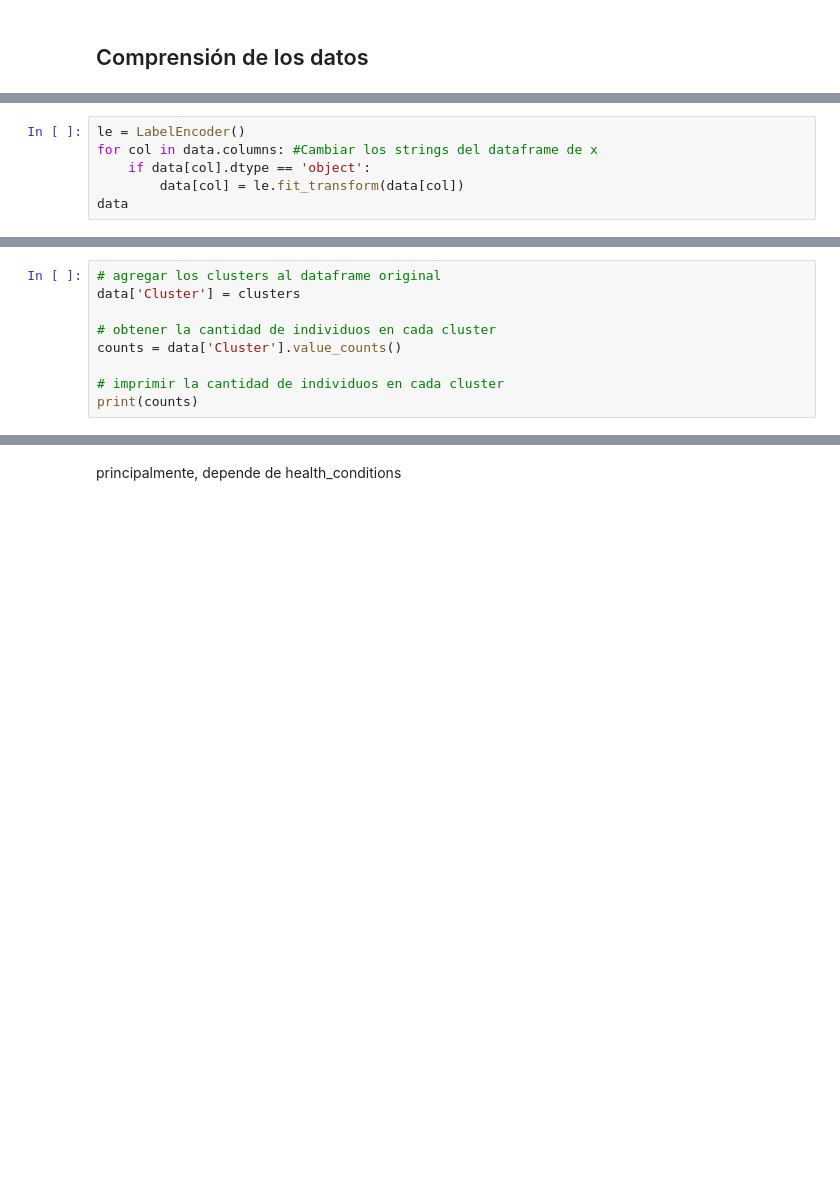
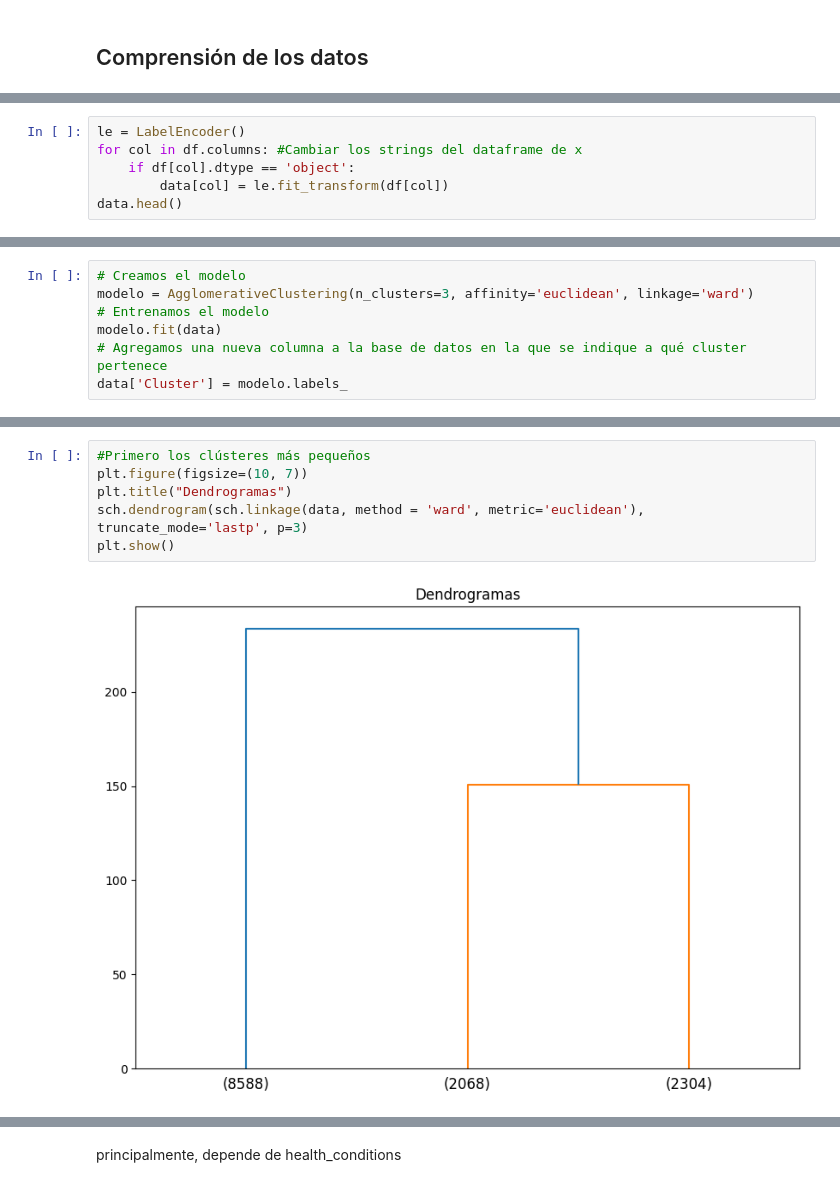
Before and after one commit to PilarAriasVazquez/L4, a Jupyter notebook: Untitled6.ipynb, the cells around one changed output, grey strips where cells are left out. Drawn from its saved outputs; the diff is of its cells as text; blank space fills up the shorter version.

```diff
--- a/Untitled6.ipynb
+++ b/Untitled6.ipynb
@@ -117,6 +79,0 @@ data.describe()
-# %%
-le = LabelEncoder()
-for col in data.columns: #Cambiar los strings del dataframe de x
-    if data[col].dtype == 'object':
-        data[col] = le.fit_transform(data[col])
-data
@@ -314,9 +79,0 @@ plt.show()
-# %%
-# agregar los clusters al dataframe original
-data['Cluster'] = clusters
-
-# obtener la cantidad de individuos en cada cluster
-counts = data['Cluster'].value_counts()
-
-# imprimir la cantidad de individuos en cada cluster
-print(counts)
@@ -364,0 +131,6 @@ Name: recommendation, dtype: int64
+# %%
+le = LabelEncoder()
+for col in df.columns: #Cambiar los strings del dataframe de x
+    if df[col].dtype == 'object':
+        data[col] = le.fit_transform(df[col])
+data.head()
@@ -364,0 +242,7 @@ Name: recommendation, dtype: int64
+# %%
+# Creamos el modelo
+modelo = AgglomerativeClustering(n_clusters=3, affinity='euclidean', linkage='ward')
+# Entrenamos el modelo
+modelo.fit(data)
+# Agregamos una nueva columna a la base de datos en la que se indique a qué cluster pertenece
+data['Cluster'] = modelo.labels_
@@ -364,0 +269,8 @@ Name: recommendation, dtype: int64
+# %%
+#Primero los clústeres más pequeños
+plt.figure(figsize=(10, 7))
+plt.title("Dendrogramas")
+sch.dendrogram(sch.linkage(data, method = 'ward', metric='euclidean'), truncate_mode='lastp', p=3)
+plt.show()
+# %% [output]
+[figure, added]
```
Also changed, not shown: parts of 53 cells of this notebook.
